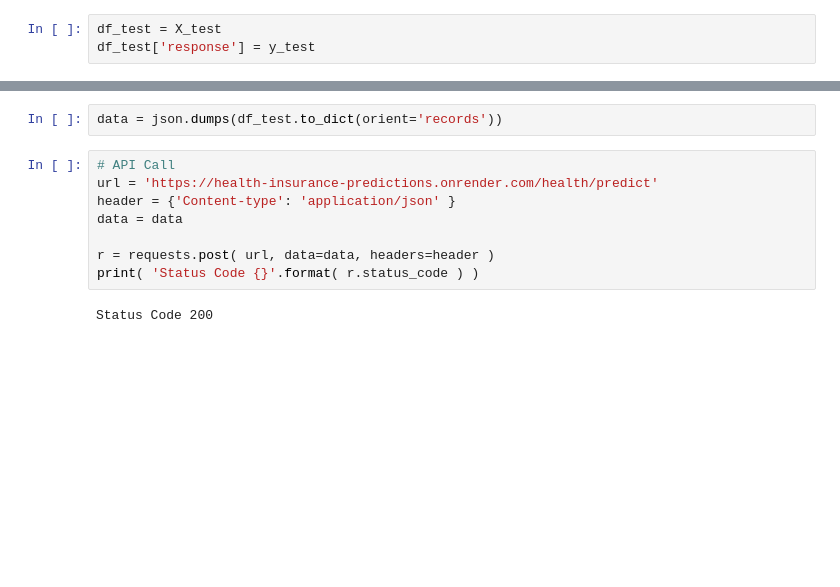
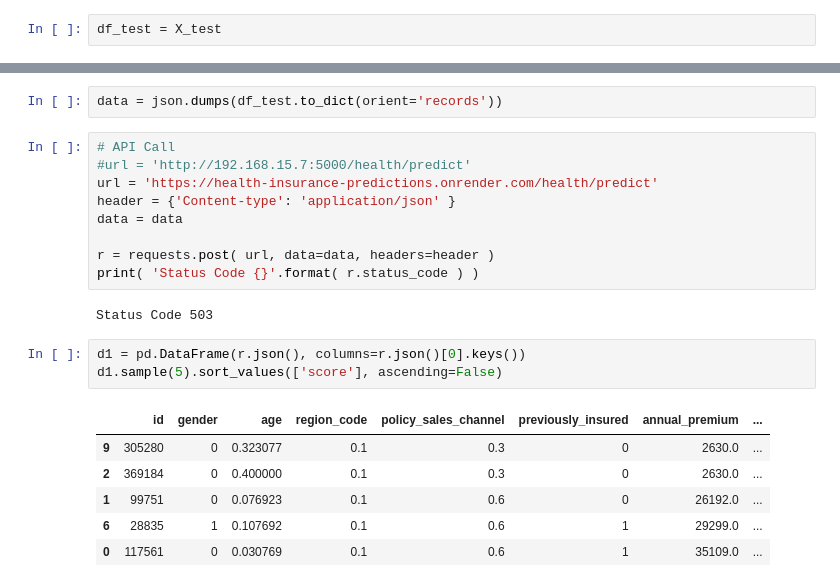
Before and after one commit to andersonrenatobonif/health_insurance, a Jupyter notebook: v01_health_insurance.ipynb, the cells around one changed output, grey strips where cells are left out. Cells and saved outputs as stored; diff of their text form; blank space fills up the shorter version.

```diff
--- a/v01_health_insurance.ipynb
+++ b/v01_health_insurance.ipynb
@@ -1333,13 +1362,13 @@ SystemExit: 1
 ### 11.3 - API Tester
 # %%
 df_test = X_test
-df_test['response'] = y_test
 # %%
 df_test = df_test.sample(10)
 # %%
 data = json.dumps(df_test.to_dict(orient='records'))
 # %%
 # API Call
+#url = 'http://192.168.15.7:5000/health/predict'
 url = 'https://health-insurance-predictions.onrender.com/health/predict'
 header = {'Content-type': 'application/json' }
 data = data
@@ -1347,4 +1376,14 @@ data = data
 r = requests.post( url, data=data, headers=header )
 print( 'Status Code {}'.format( r.status_code ) )
 # %% [output]
-Status Code 200
+Status Code 503
+# %%
+d1 = pd.DataFrame(r.json(), columns=r.json()[0].keys())
+d1.sample(5).sort_values(['score'], ascending=False)
+# %% [output]
+|  | id | gender | age | region_code | policy_sales_channel | previously_insured | annual_premium | ... |
+| 9 | 305280 | 0 | 0.323077 | 0.1 | 0.3 | 0 | 2630.0 | ... |
+| 2 | 369184 | 0 | 0.400000 | 0.1 | 0.3 | 0 | 2630.0 | ... |
+| 1 | 99751 | 0 | 0.076923 | 0.1 | 0.6 | 0 | 26192.0 | ... |
+| 6 | 28835 | 1 | 0.107692 | 0.1 | 0.6 | 1 | 29299.0 | ... |
+| 0 | 117561 | 0 | 0.030769 | 0.1 | 0.6 | 1 | 35109.0 | ... |
```
Also changed, not shown: parts of 8 cells of this notebook, 7 other files.
